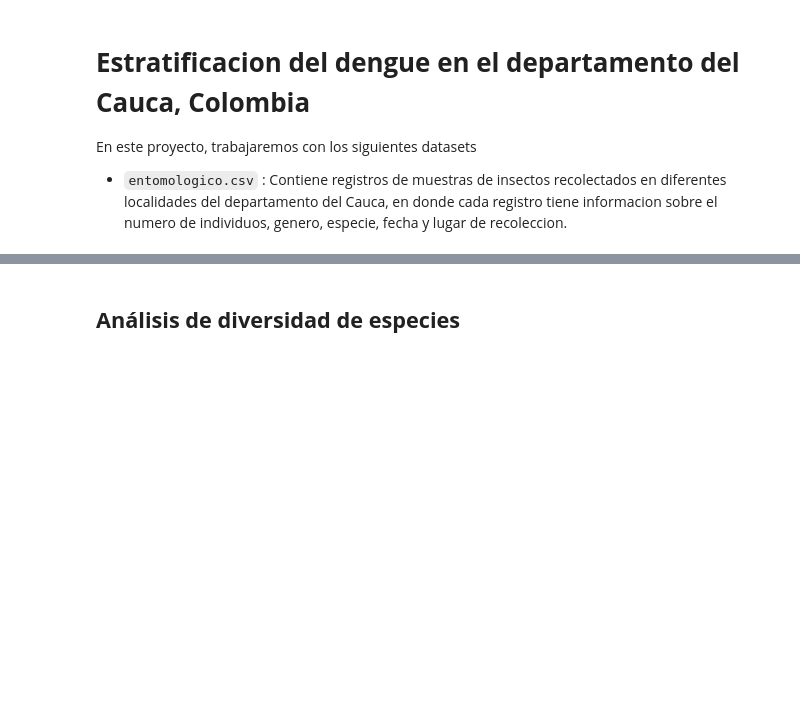
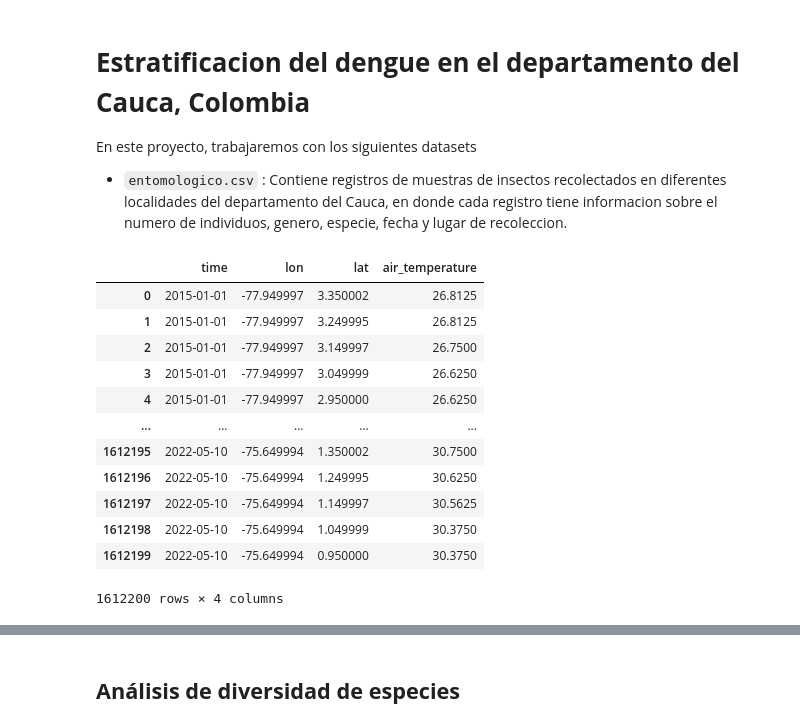
Before and after one commit to Zaprovic/bootcamp-data-analysis, a Jupyter notebook: src/dengue.ipynb, the cells around one changed output, grey strips where cells are left out. Saved outputs shown, nothing was run; the diff lists cells and outputs as text; code cells hidden in the pictures; blank space fills up the shorter version.

```diff
--- a/src/dengue.ipynb
+++ b/src/dengue.ipynb
@@ -14,3 +15,45 @@ import seaborn as sns
 plt.style.use('ggplot')
 # %%
 df = pd.read_csv('../data/entomologico.csv')
+# %%
+df_entomologico = pd.read_csv('../data/entomologico.csv')
+df_cases = pd.read_csv('../data/cases.csv')
+
+def read_as_df(file_name):
+    # Read file
+    ds = xr.open_dataset(file_name)
+    # Convert to dataframe
+    df = ds.to_dataframe()
+
+    # Unstack index (coorfinates)
+    ## Get position of the coorfinates in index
+    coordinates = ['lat', 'lon']
+    ## For each coordinate, reset index:
+    for coordinate in coordinates:
+        position_index = df.index.names.index(coordinate)
+        #print(position_index)
+        df = df.reset_index(position_index)
+
+    return df
+
+
+df_humedad_relativa = read_as_df("../data/humedad-relativa.nc").reset_index()
+df_precipitacion = read_as_df("../data/precipitacion.nc").reset_index()
+df_temp_max = read_as_df("../data/temp-maxima.nc").reset_index()
+df_temp_min = read_as_df("../data/temp-minima.nc").reset_index()
+
+df_temp_max
+# %% [output]
+|  | time | lon | lat | air_temperature |
+| 0 | 2015-01-01 | -77.949997 | 3.350002 | 26.8125 |
+| 1 | 2015-01-01 | -77.949997 | 3.249995 | 26.8125 |
+| 2 | 2015-01-01 | -77.949997 | 3.149997 | 26.7500 |
+| 3 | 2015-01-01 | -77.949997 | 3.049999 | 26.6250 |
+| 4 | 2015-01-01 | -77.949997 | 2.950000 | 26.6250 |
+| ... | ... | ... | ... | ... |
+| 1612195 | 2022-05-10 | -75.649994 | 1.350002 | 30.7500 |
+| 1612196 | 2022-05-10 | -75.649994 | 1.249995 | 30.6250 |
+| 1612197 | 2022-05-10 | -75.649994 | 1.149997 | 30.5625 |
+| 1612198 | 2022-05-10 | -75.649994 | 1.049999 | 30.3750 |
+| 1612199 | 2022-05-10 | -75.649994 | 0.950000 | 30.3750 |
+1612200 rows × 4 columns
```
Also changed, not shown: parts of 13 cells of this notebook, 4 other files.
